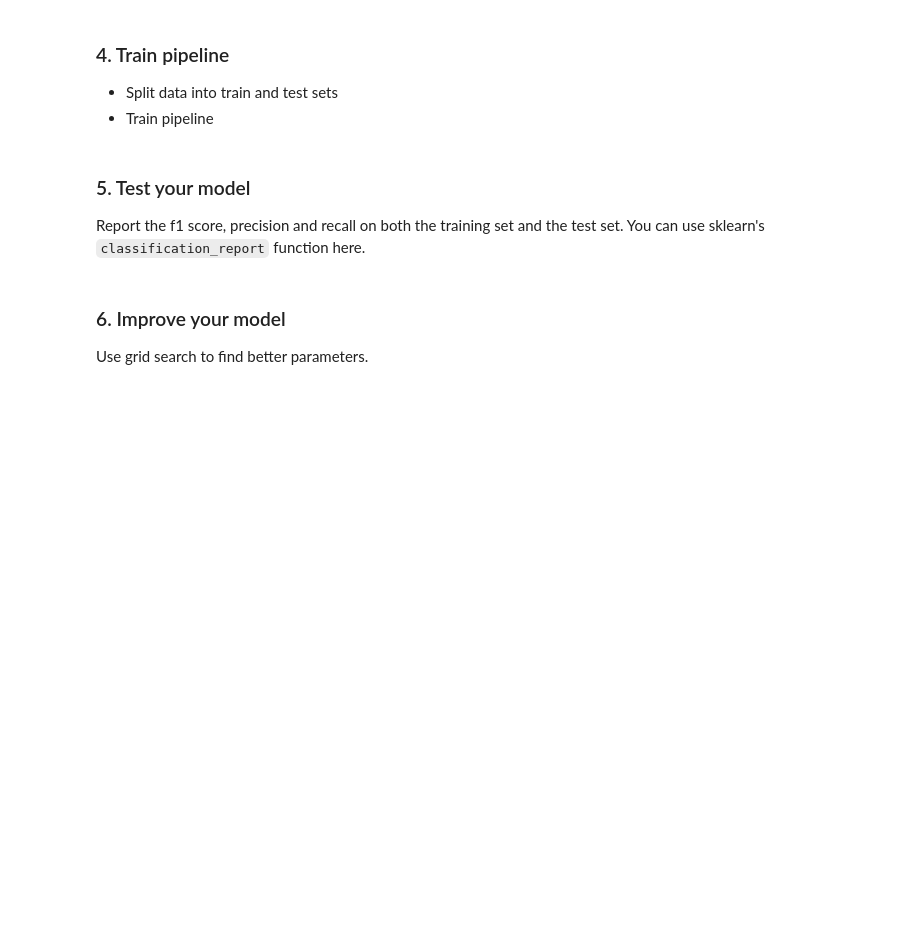
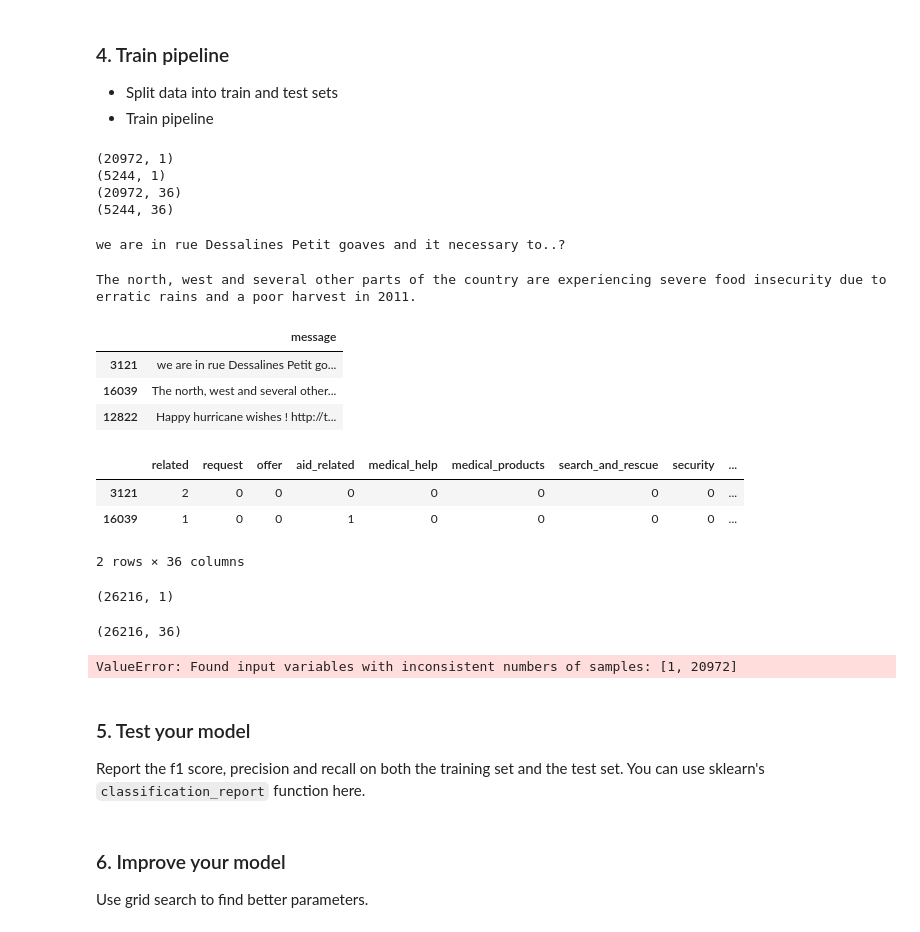
Before and after one commit to chrispmaag/disaster_response_ml_pipeline, a Jupyter notebook: ML Pipeline Preparation.ipynb, the cells around one changed output. Drawn from its saved outputs; the diff is of its cells as text; code cells hidden in the pictures; blank space fills up the shorter version.

Commit message:
feat: Add tokenize and pipeline steps

```diff
--- a/ML Pipeline Preparation.ipynb
+++ b/ML Pipeline Preparation.ipynb
@@ -38,6 +165,63 @@ pipeline =
 ### 4. Train pipeline
 - Split data into train and test sets
 - Train pipeline
+# %%
+# http://scikit-learn.org/stable/modules/multiclass.html
+# Do I need to use MultiLabelBinarizer to convert my ys?
+print(X_train.shape)
+print(X_test.shape)
+print(Y_train.shape)
+print(Y_test.shape)
+# %% [output]
+(20972, 1)
+(5244, 1)
+(20972, 36)
+(5244, 36)
+# %%
+print(X_train.iloc[0][0])
+# %% [output]
+we are in rue Dessalines Petit goaves and it necessary to..?
+# %%
+print(X_train.iloc[1][0])
+# %% [output]
+The north, west and several other parts of the country are experiencing severe food insecurity due to erratic rains and a poor harvest in 2011.
+# %%
+X_train[:3]
+# %% [output]
+|  | message |
+| 3121 | we are in rue Dessalines Petit go... |
+| 16039 | The north, west and several other... |
+| 12822 | Happy hurricane wishes ! http://t... |
+# %%
+# How is the related "2" in the below sample for id 3121? I thought everything was a 1 or a 0?
+Y_train[:2]
+# %% [output]
+|  | related | request | offer | aid_related | medical_help | medical_products | search_and_rescue | security | ... |
+| 3121 | 2 | 0 | 0 | 0 | 0 | 0 | 0 | 0 | ... |
+| 16039 | 1 | 0 | 0 | 1 | 0 | 0 | 0 | 0 | ... |
+2 rows × 36 columns
+# %%
+X.shape
+# %% [output]
+(26216, 1)
+# %%
+Y.shape
+# %% [output]
+(26216, 36)
+# %%
+# Hmm, probably need to think about if I can pass in Y variable like I have it right now
+# Error I'm getting: Found input variables with inconsistent numbers of samples: [1, 20972]
+# Example on how to possible fix it:
+# https://datascience.stackexchange.com/questions/20199/train-test-split-error-found-input-variables-with-inconsistent-numbers-of-sam
+
+# split data into train and test sets
+X_train, X_test, Y_train, Y_test = train_test_split(X, Y, test_size=0.2, random_state=0)
+
+# train pipeline
+# NEED TO TOKENIZE X_TRAIN FIRST
+pipeline.fit(X_train, Y_train)
+# %% [output]
+ValueError: Found input variables with inconsistent numbers of samples: [1, 20972]
 # %% [markdown]
 ### 5. Test your model
 Report the f1 score, precision and recall on both the training set and the test set. You can use sklearn's `classification_report` function here.
```
Also changed, not shown: parts of 23 cells of this notebook.
